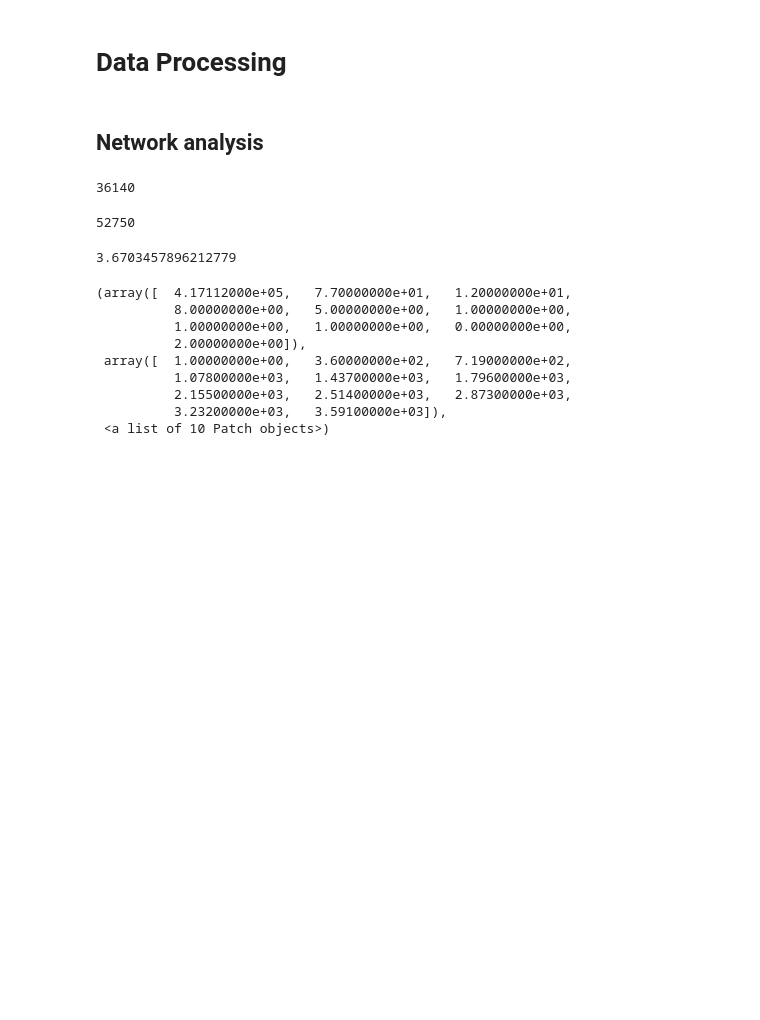
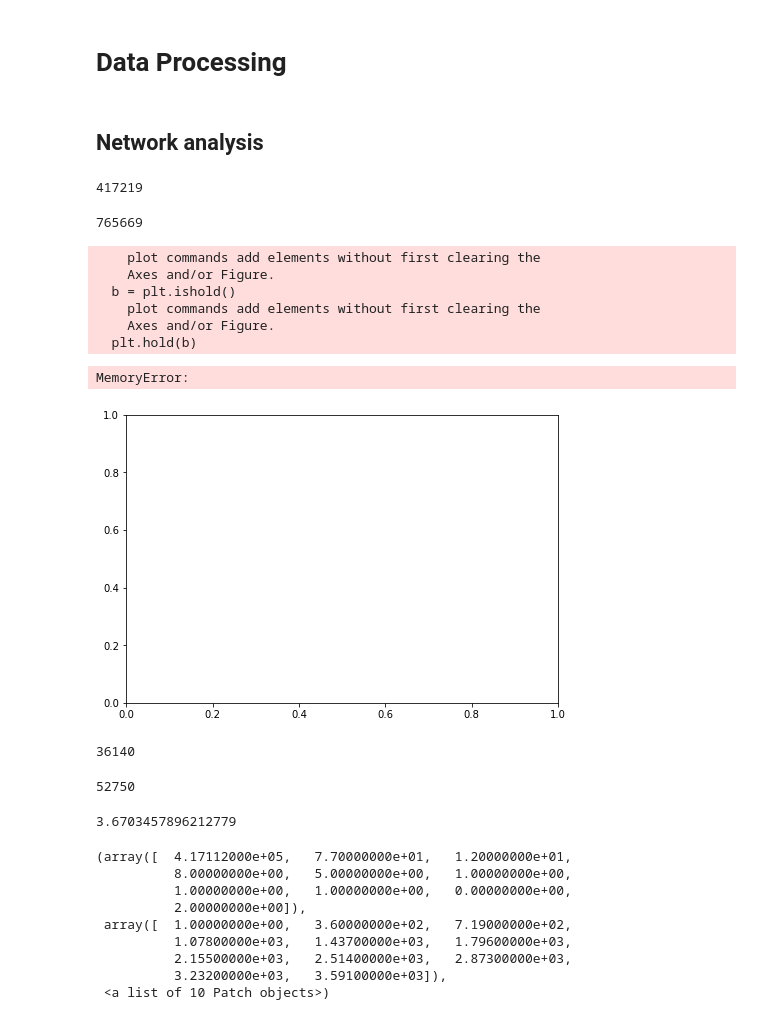
Before and after one commit to MaxRuenz/StackoverflowAnalysis, a Jupyter notebook: data_processing/Data Processing.ipynb, the cells around one changed output. Saved outputs shown, nothing was run; the diff lists cells and outputs as text; code cells hidden in the pictures; blank space fills up the shorter version.

```diff
--- a/Data Processing.ipynb
+++ b/data_processing/Data Processing.ipynb
@@ -23,6 +23,25 @@ edge_list_tag_path = os.path.join("Tags")
 #    list_path = os.path.join(edge_list_tag_path, the_file)
 #    with open(list_path,'r') as e:
 js_network = nx.read_edgelist(os.path.join("Tags", "javascript_ordered_list.txt"),nodetype=int, data=(('time',str),('votes', int)))
+# %%
+len(js_network.nodes())
+# %% [output]
+417219
+# %%
+len(js_network.edges())
+# %% [output]
+765669
+# %%
+nx.draw(js_network)
+# %% [output]
+    plot commands add elements without first clearing the
+    Axes and/or Figure.
+  b = plt.ishold()
+    plot commands add elements without first clearing the
+    Axes and/or Figure.
+  plt.hold(b)
+MemoryError:
+[figure, added]
 # %%
 nx.number_connected_components(js_network)
 # %% [output]
```
Also changed, not shown: parts of 1 cell of this notebook, 9 other files.
